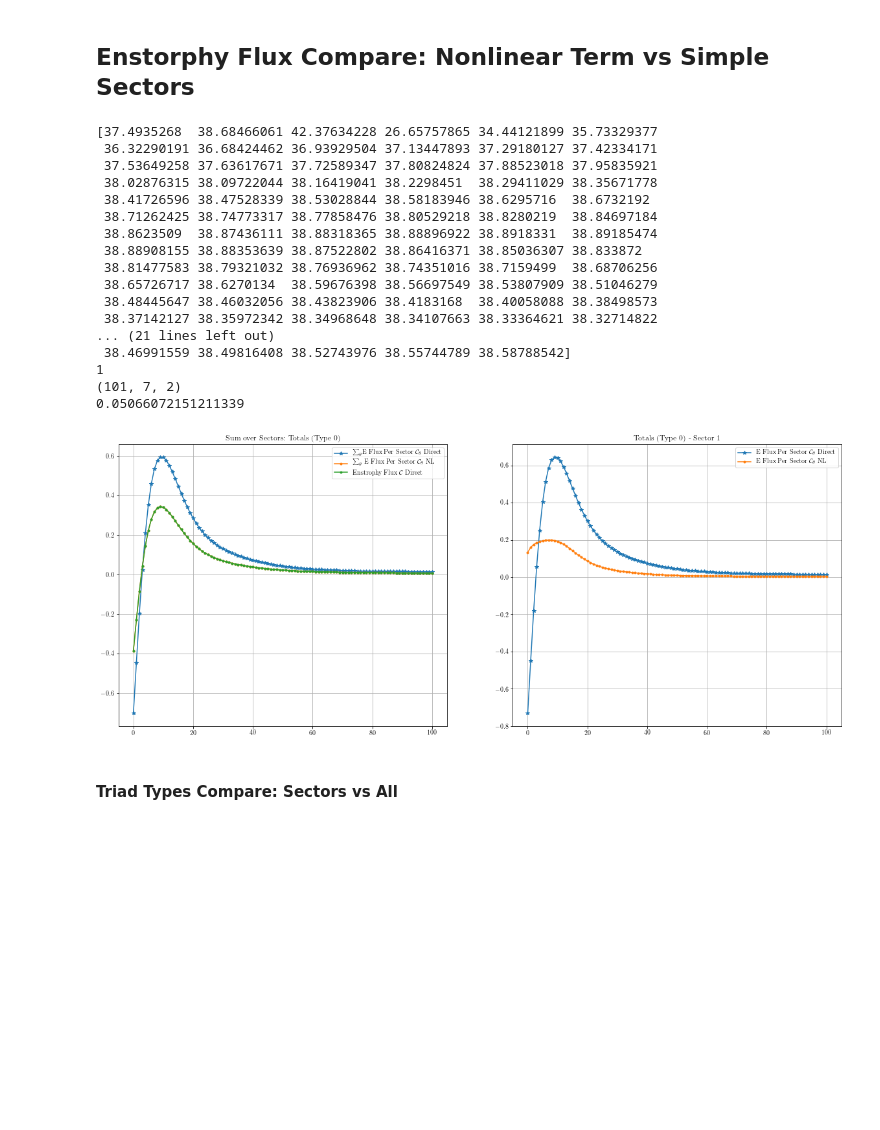
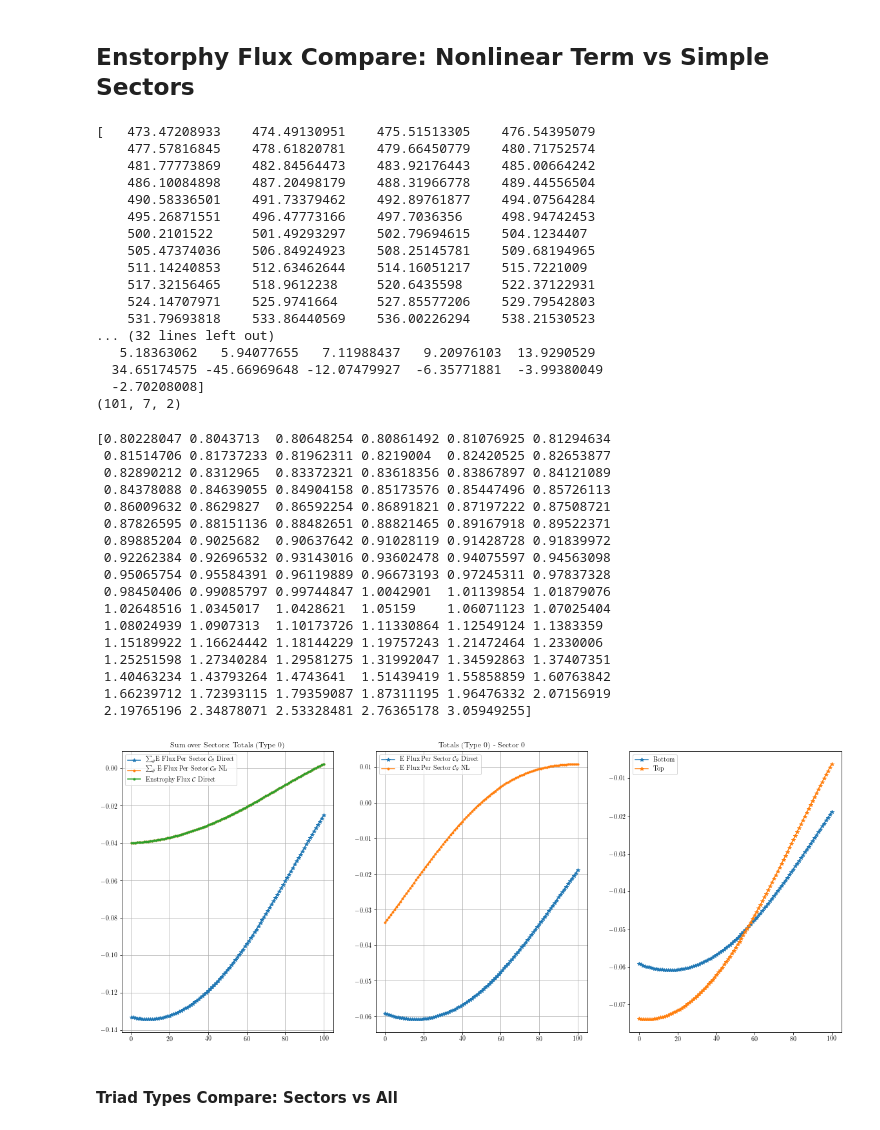
Before and after one commit to EndCar808/2D-Navier-Stokes, a Jupyter notebook: Plotting/CompareFluxes.ipynb, the cells around one changed output. Cells and saved outputs as stored; diff of their text form; code cells hidden in the pictures; blank space fills up the shorter version.

```diff
--- a/Plotting/CompareFluxes.ipynb
+++ b/Plotting/CompareFluxes.ipynb
@@ -40,7 +40,7 @@ data = "DECAY"
 # data = "EXTRM_ENS"
 # %%
 if data == "DECAY":
-    in_dir = "../Data/Test/SIM_DATA_NAVIER_RK4_FULL_N[64,64]_T[0-5]_NU[0.000031]_CFL[0.90]_u0[DECAY_TURB_ALT]_TAG[Test-Test]/"
+    in_dir = "../Data/Test/SIM_DATA_NAVIER_RK4_FULL_N[16,16]_T[0-5]_NU[0.000031]_CFL[0.90]_u0[DECAY_TURB_ALT]_TAG[Test-Test]/"
     post_file_path = in_dir + "PostProcessing_HDF_Data_SECTORS[2]_KFRAC[0.75]_TAG[Test-Test].h5"
 elif data == "MAX_PALIN":
     in_dir = "../Data/Test/SIM_DATA_NAVIER_RK4_FULL_N[64,64]_T[0-0]_NU[0.001000]_CFL[0.90]_u0[MAX_PALIN]_TAG[Max-Palin-Test]/"
@@ -71,55 +112,77 @@ Preparing real space vorticity... Finished!
 # %% [markdown]
 ## Enstorphy Flux Compare: Nonlinear Term vs Simple Sectors
 # %%
-const_fac = 4.0 * np.pi**2
-norm_fac  = 0.5 / (sys_vars.Nx * sys_vars.Ny)**2
+const_fac_sector = 4.0 * np.pi**2
+norm_fac  = 0.5 / (sys_vars.Nx * sys_vars.Ny)**3
 
-theta = int(post_data.num_sect // 2)
+theta = 0#int(post_data.num_sect // 2)
+print(theta)
 # %%
-print((post_data.enst_flux_per_sec[:, 0, theta]  * const_fac * norm_fac * (2.4414e-4)) / np.sum(post_data.enst_flux_C_theta[:, :], axis = -1))
+print((post_data.enst_flux_per_sec[:, 0, theta]  * const_fac_sector * norm_fac) / np.sum(post_data.enst_flux_C_theta[:, :], axis = -1))
 print((post_data.enst_flux_per_sec[:, 0, theta]) / (post_data.enst_flux_test[:, 0]))
-print(theta)
 print(post_data.enst_flux_per_sec[:, :, :].shape)
-print(1/ 19.73915827)
 # %% [output]
-[37.4935268  38.68466061 42.37634228 26.65757865 34.44121899 35.73329377
- 36.32290191 36.68424462 36.93929504 37.13447893 37.29180127 37.42334171
- 37.53649258 37.63617671 37.72589347 37.80824824 37.88523018 37.95835921
- 38.02876315 38.09722044 38.16419041 38.2298451  38.29411029 38.35671778
- 38.41726596 38.47528339 38.53028844 38.58183946 38.6295716  38.6732192
- 38.71262425 38.74773317 38.77858476 38.80529218 38.8280219  38.84697184
- 38.8623509  38.87436111 38.88318365 38.88896922 38.8918331  38.89185474
- 38.88908155 38.88353639 38.87522802 38.86416371 38.85036307 38.833872
- 38.81477583 38.79321032 38.76936962 38.74351016 38.7159499  38.68706256
- 38.65726717 38.6270134  38.59676398 38.56697549 38.53807909 38.51046279
- 38.48445647 38.46032056 38.43823906 38.4183168  38.40058088 38.38498573
- 38.37142127 38.35972342 38.34968648 38.34107663 38.33364621 38.32714822
-... (21 lines left out)
- 38.46991559 38.49816408 38.52743976 38.55744789 38.58788542]
-1
+[   473.47208933    474.49130951    475.51513305    476.54395079
+    477.57816845    478.61820781    479.66450779    480.71752574
+    481.77773869    482.84564473    483.92176443    485.00664242
+    486.10084898    487.20498179    488.31966778    489.44556504
+    490.58336501    491.73379462    492.89761877    494.07564284
+    495.26871551    496.47773166    497.7036356     498.94742453
+    500.2101522     501.49293297    502.79694615    504.1234407
+    505.47374036    506.84924923    508.25145781    509.68194965
+    511.14240853    512.63462644    514.16051217    515.7221009
+    517.32156465    518.9612238     520.6435598     522.37122931
+    524.14707971    525.9741664     527.85577206    529.79542803
+    531.79693818    533.86440569    536.00226294    538.21530523
+... (32 lines left out)
+   5.18363062   5.94077655   7.11988437   9.20976103  13.9290529
+  34.65174575 -45.66969648 -12.07479927  -6.35771881  -3.99380049
+  -2.70208008]
 (101, 7, 2)
-0.05066072151211339
 # %%
 fig = plt.figure(figsize = (20, 8))
-gs  = GridSpec(1, 2)
+gs  = GridSpec(1, 3)
 ax2 = fig.add_subplot(gs[0, 0])
-ax2.plot(np.sum(post_data.enst_flux_per_sec[:, 0, :], axis = -1) * const_fac * norm_fac * (2.4414e-4) * 5e-2 / post_data.num_sect, '*-')
+ax2.plot(np.sum(post_data.enst_flux_per_sec[:, 0, :], axis = -1) * const_fac_sector * norm_fac, '*-')
 ax2.plot(np.sum(post_data.enst_flux_C_theta[:, :], axis = -1), '.-')
-ax2.plot(post_data.enst_flux_test[:, 0] * const_fac * norm_fac * (2.4414e-4), '.-')
+ax2.plot(post_data.enst_flux_test[:, 0] * const_fac * norm_fac, '.-')
 ax2.set_title(r"Sum over Sectors: Totals (Type 0)")
 ax2.grid()
 ax2.legend([r"$\sum_\theta$E Flux Per Sector $\mathcal{C}_\theta$ Direct", r"$\sum_\theta$ E Flux Per Sector $\mathcal{C}_\theta$ NL", r"Enstrophy Flux $\mathcal{C}$ Direct"])
 
 ax1 = fig.add_subplot(gs[0, 1])
-ax1.plot(post_data.enst_flux_per_sec[:, 0, theta] * const_fac * norm_fac * (2.4414e-4) * 5.06e-2, '*-')
+ax1.plot(post_data.enst_flux_per_sec[:, 0, theta] * const_fac_sector * norm_fac, '*-')
 ax1.plot(post_data.enst_flux_C_theta[:, theta], '.-')
 ax1.set_title(r"Totals (Type 0) - Sector {}".format(theta))
 ax1.grid()
 ax1.legend([r"E Flux Per Sector $\mathcal{C}_\theta$ Direct", r"E Flux Per Sector $\mathcal{C}_\theta$ NL", r"Enstrophy Flux $\mathcal{C}$"])
 
+
+ax3 = fig.add_subplot(gs[0, 2])
+ax3.plot(post_data.enst_flux_per_sec[:, 0, 0] * const_fac_sector * norm_fac, '*-')
+ax3.plot(post_data.enst_flux_per_sec[:, 0, 1] * const_fac_sector * norm_fac, '*-')
+ax3.legend([r"Bottom", r"Top"])
+print(post_data.enst_flux_per_sec[:, 0, 0] / post_data.enst_flux_per_sec[:, 0, 1])
 plt.show()
 # %% [output]
+[0.80228047 0.8043713  0.80648254 0.80861492 0.81076925 0.81294634
+ 0.81514706 0.81737233 0.81962311 0.8219004  0.82420525 0.82653877
+ 0.82890212 0.8312965  0.83372321 0.83618356 0.83867897 0.84121089
+ 0.84378088 0.84639055 0.84904158 0.85173576 0.85447496 0.85726113
+ 0.86009632 0.8629827  0.86592254 0.86891821 0.87197222 0.87508721
+ 0.87826595 0.88151136 0.88482651 0.88821465 0.89167918 0.89522371
+ 0.89885204 0.9025682  0.90637642 0.91028119 0.91428728 0.91839972
+ 0.92262384 0.92696532 0.93143016 0.93602478 0.94075597 0.94563098
+ 0.95065754 0.95584391 0.96119889 0.96673193 0.97245311 0.97837328
+ 0.98450406 0.99085797 0.99744847 1.0042901  1.01139854 1.01879076
+ 1.02648516 1.0345017  1.0428621  1.05159    1.06071123 1.07025404
+ 1.08024939 1.0907313  1.10173726 1.11330864 1.12549124 1.1383359
+ 1.15189922 1.16624442 1.18144229 1.19757243 1.21472464 1.2330006
+ 1.25251598 1.27340284 1.29581275 1.31992047 1.34592863 1.37407351
+ 1.40463234 1.43793264 1.4743641  1.51439419 1.55858859 1.60763842
+ 1.66239712 1.72393115 1.79359087 1.87311195 1.96476332 2.07156919
+ 2.19765196 2.34878071 2.53328481 2.76365178 3.05949255]
-[figure, old version]
+[figure, new version]
 # %% [markdown]
 #### Triad Types Compare: Sectors vs All
 # %%
```
Also changed, not shown: parts of 11 cells of this notebook, 4 other files.
